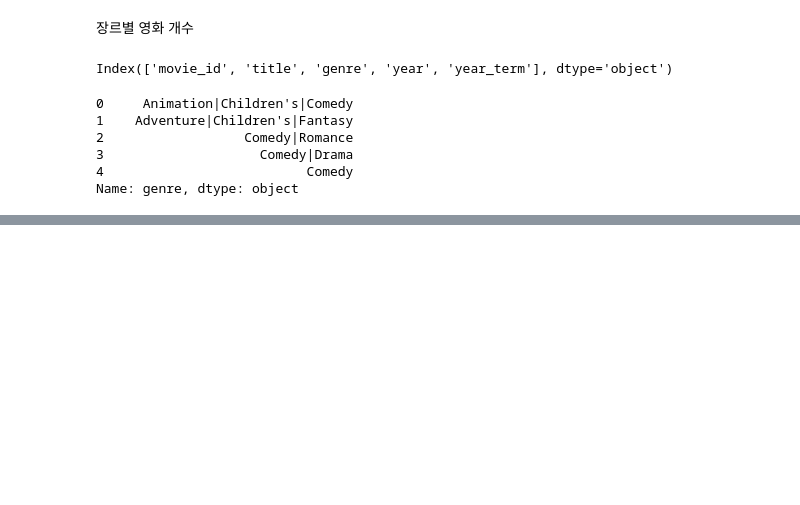
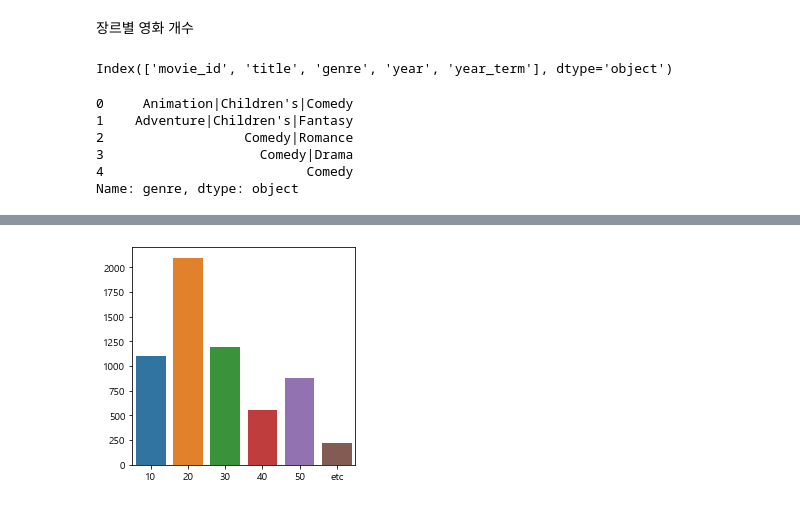
Before and after one commit to onulee/https---github.com-onulee-kdigital1, a Jupyter notebook: 11.deep/d0809/ju0809_01_영화평점예측.ipynb, the cells around one changed output, grey strips where cells are left out. Cells and saved outputs as stored; diff of their text form; code cells hidden in the pictures; blank space fills up the shorter version.

```diff
--- a/11.deep/d0809/ju0809_01_영화평점예측.ipynb
+++ b/11.deep/d0809/ju0809_01_영화평점예측.ipynb
@@ -177,0 +246,12 @@ for index,row in movie_data.iterrows():
+# %%
+def age_class(age):
+    if age==1:
+        return 'etc'
+    else:
+        return str(age)[0]+'0' # 15-> 1+'0' -> 10
+
+# 10대,20대,30대...
+user_data['ages'] = user_data['age'].apply(lambda x : age_class(x))
+user_ages = user_data['ages'].value_counts().sort_index()
+# 연령대별 인원수
+user_data['ages'].value_counts().sort_index()
@@ -177,0 +266,6 @@ for index,row in movie_data.iterrows():
+# %%
+plt.rcParams['figure.figsize']=[4,4]
+sns.barplot(user_ages.index,user_ages.values)
+plt.show()
+# %% [output]
+[figure, added]
```
Also changed, not shown: parts of 25 cells of this notebook.
